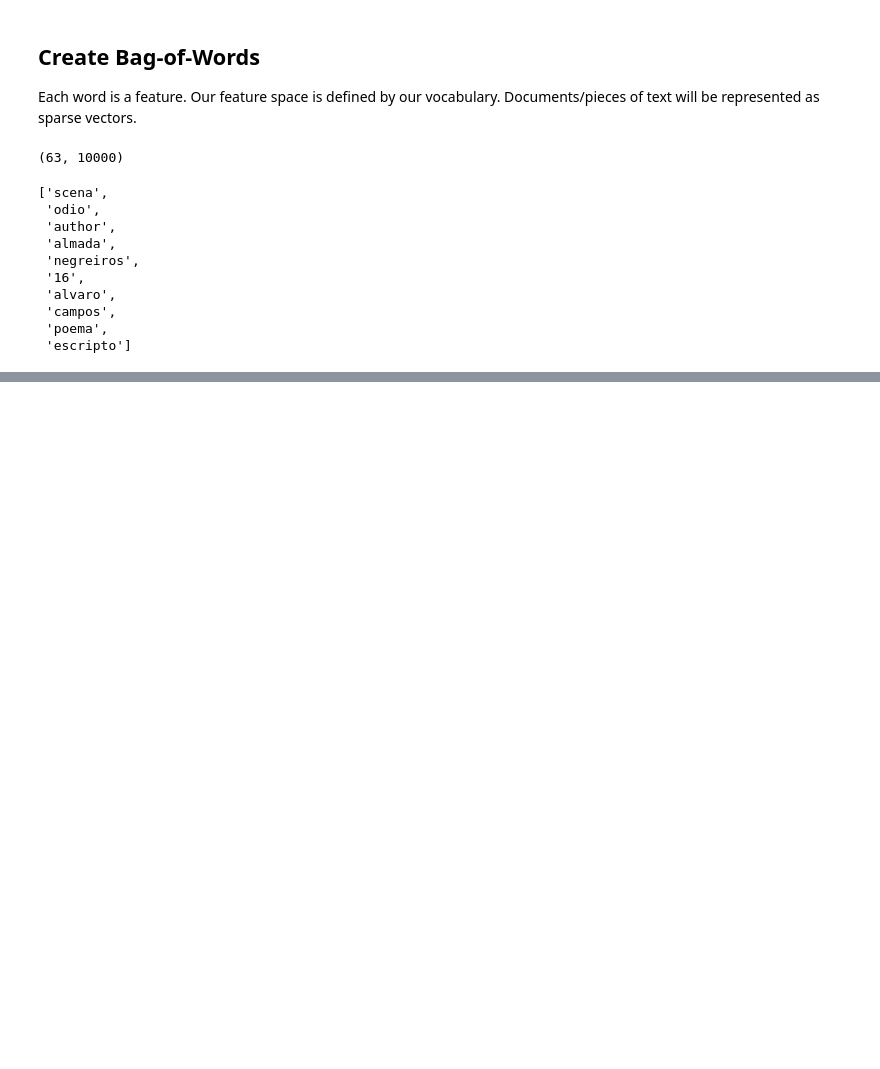
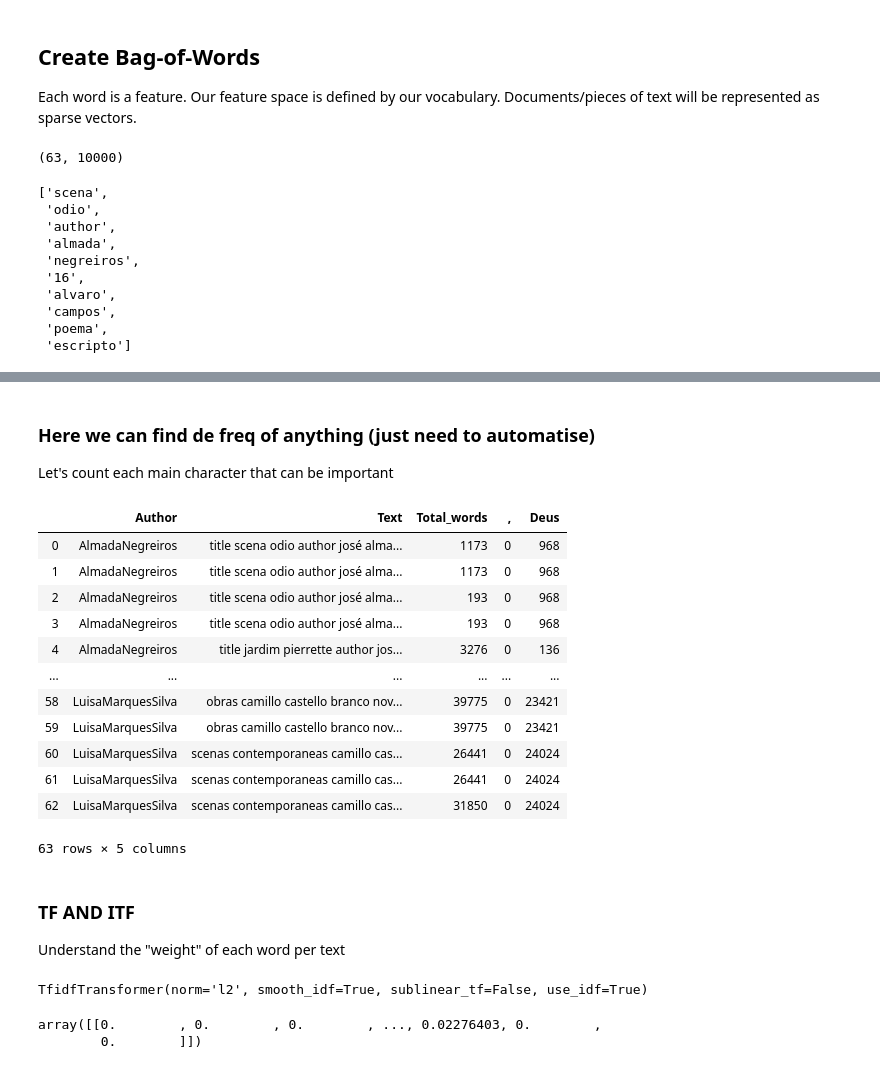
Before and after one commit to AbdallahZaher/TextMining, a Jupyter notebook: Text Mining - code.ipynb, the cells around one changed output, grey strips where cells are left out. Cells and saved outputs as stored; diff of their text form; code cells hidden in the pictures; blank space fills up the shorter version.

```diff
--- a/Text Mining - code.ipynb
+++ b/Text Mining - code.ipynb
@@ -239,0 +310,5 @@ plot_frequencies(top_df)
+# %%
+train_df1 = train_df
+# %%
+train_df1['Total_words'] = [len(x.split()) for x in train_df1['Text'].tolist()]
+train_df1
@@ -239,0 +359,33 @@ plot_frequencies(top_df)
+# %% [markdown]
+### Here we can find de freq of anything (just need to automatise)
+Let's count each main character that can be important
+# %%
+import re
+train_df1[','] = train_df1.apply(lambda x: len(re.findall(",", x.Text)), axis = 1)
+train_df1['Deus'] = train_df1.apply(lambda x: len(re.findall("a", x.Text)), axis = 1)
+# %%
+train_df1
+# %% [output]
+|  | Author | Text | Total_words | , | Deus |
+| 0 | AlmadaNegreiros | title scena odio author josé alma... | 1173 | 0 | 968 |
+| 1 | AlmadaNegreiros | title scena odio author josé alma... | 1173 | 0 | 968 |
+| 2 | AlmadaNegreiros | title scena odio author josé alma... | 193 | 0 | 968 |
+| 3 | AlmadaNegreiros | title scena odio author josé alma... | 193 | 0 | 968 |
+| 4 | AlmadaNegreiros | title jardim pierrette author jos... | 3276 | 0 | 136 |
+| ... | ... | ... | ... | ... | ... |
+| 58 | LuisaMarquesSilva | obras camillo castello branco nov... | 39775 | 0 | 23421 |
+| 59 | LuisaMarquesSilva | obras camillo castello branco nov... | 39775 | 0 | 23421 |
+| 60 | LuisaMarquesSilva | scenas contemporaneas camillo cas... | 26441 | 0 | 24024 |
+| 61 | LuisaMarquesSilva | scenas contemporaneas camillo cas... | 26441 | 0 | 24024 |
+| 62 | LuisaMarquesSilva | scenas contemporaneas camillo cas... | 31850 | 0 | 24024 |
+63 rows × 5 columns
+# %% [markdown]
+### TF AND ITF
+
+Understand the "weight" of each word per text
+# %%
+from sklearn.feature_extraction.text import TfidfTransformer
+tfidf_vectorizer = TfidfTransformer()
+tfidf_vectorizer.fit(X)
+# %% [output]
+TfidfTransformer(norm='l2', smooth_idf=True, sublinear_tf=False, use_idf=True)
@@ -239,0 +401,5 @@ plot_frequencies(top_df)
+# %%
+tf_idf_vector.toarray()
+# %% [output]
+array([[0.        , 0.        , 0.        , ..., 0.02276403, 0.        ,
+        0.        ]])
```
Also changed, not shown: parts of 29 cells of this notebook.
